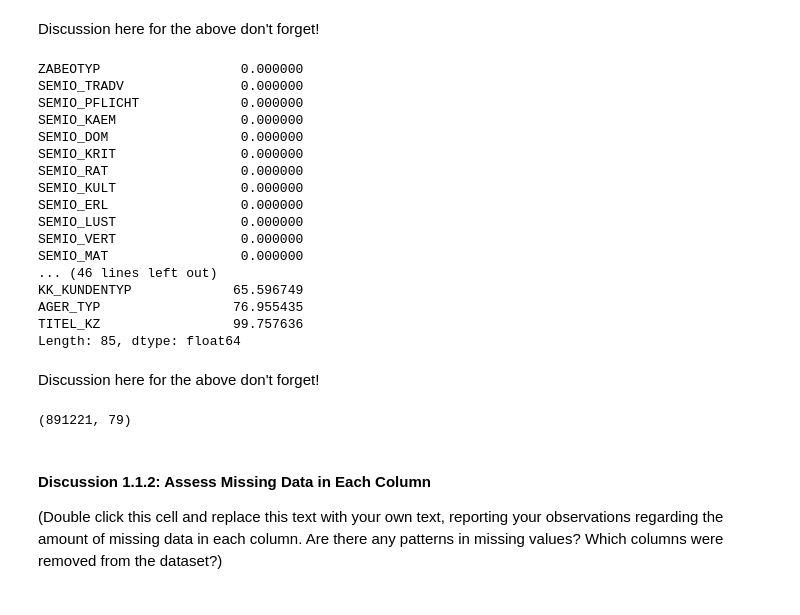
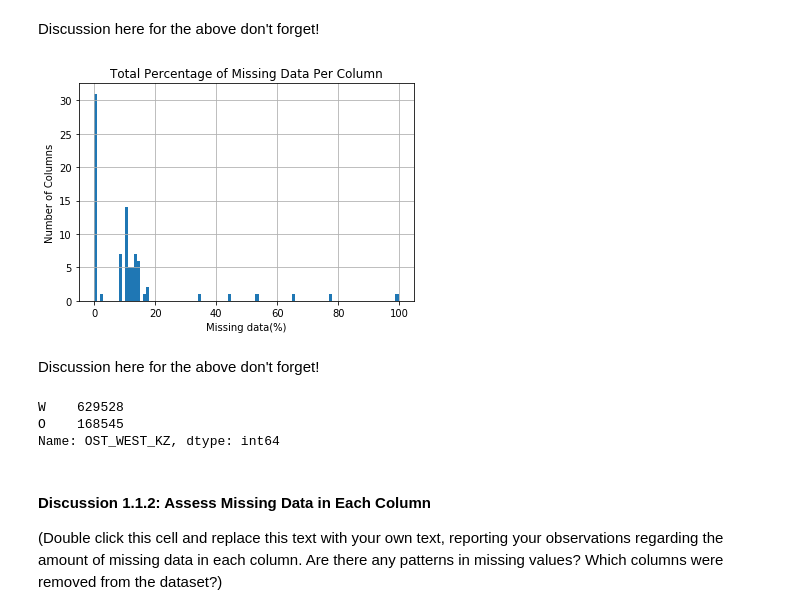
Before and after one commit to sjohnp2112/Identify-Custemer-Segments, a Jupyter notebook: Identify_Customer_Segments_sphelps.ipynb, the cells around one changed output. Drawn from its saved outputs; the diff is of its cells as text; code cells hidden in the pictures.

```diff
--- a/Identify_Customer_Segments_sphelps.ipynb
+++ b/Identify_Customer_Segments_sphelps.ipynb
@@ -207,32 +205,16 @@ Discussion here for the above don't forget!
 # %%
 # Investigate patterns in the amount of missing data in each column.
 
-# plt.hist(md_per_col, bins=100)
-# plt.title('Total Percentage of Missing Data Per Column')
-# plt.xlabel('Missing data(%)')
-# plt.ylabel('Number of Columns')
-# plt.grid(True)
-# plt.show()
+plt.hist(md_per_col, bins=100)
+plt.title('Total Percentage of Missing Data Per Column')
+plt.xlabel('Missing data(%)')
+plt.ylabel('Number of Columns')
+plt.grid(True)
+plt.show()
 
-md_per_col.sort_values(ascending=True)
+# md_per_col.sort_values(ascending=True)
 # %% [output]
-ZABEOTYP                  0.000000
-SEMIO_TRADV               0.000000
-SEMIO_PFLICHT             0.000000
-SEMIO_KAEM                0.000000
-SEMIO_DOM                 0.000000
-SEMIO_KRIT                0.000000
-SEMIO_RAT                 0.000000
-SEMIO_KULT                0.000000
-SEMIO_ERL                 0.000000
-SEMIO_LUST                0.000000
-SEMIO_VERT                0.000000
-SEMIO_MAT                 0.000000
-... (46 lines left out)
-KK_KUNDENTYP             65.596749
-AGER_TYP                 76.955435
-TITEL_KZ                 99.757636
-Length: 85, dtype: float64
+[figure, added]
 # %% [markdown]
 Discussion here for the above don't forget!
 # %%
@@ -253,8 +235,13 @@ azdias_cleaned_df = azdias_clean.drop(columns=['AGER_TYP', 'GEBURTSJAHR', 'TITEL
 
 # # check the dimension again
 azdias_cleaned_df.shape
+
+
+azdias_cleaned_df['OST_WEST_KZ'].value_counts()
 # %% [output]
-(891221, 79)
+W    629528
+O    168545
+Name: OST_WEST_KZ, dtype: int64
 # %% [markdown]
 #### Discussion 1.1.2: Assess Missing Data in Each Column
 
```
Also changed, not shown: parts of 13 cells of this notebook, 1 other file.
